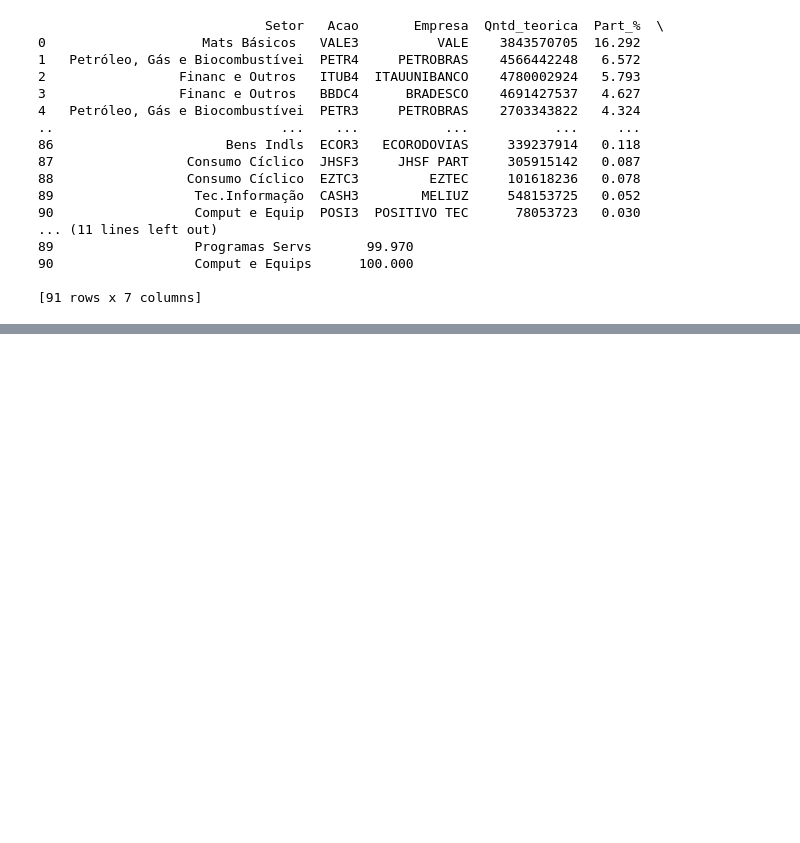
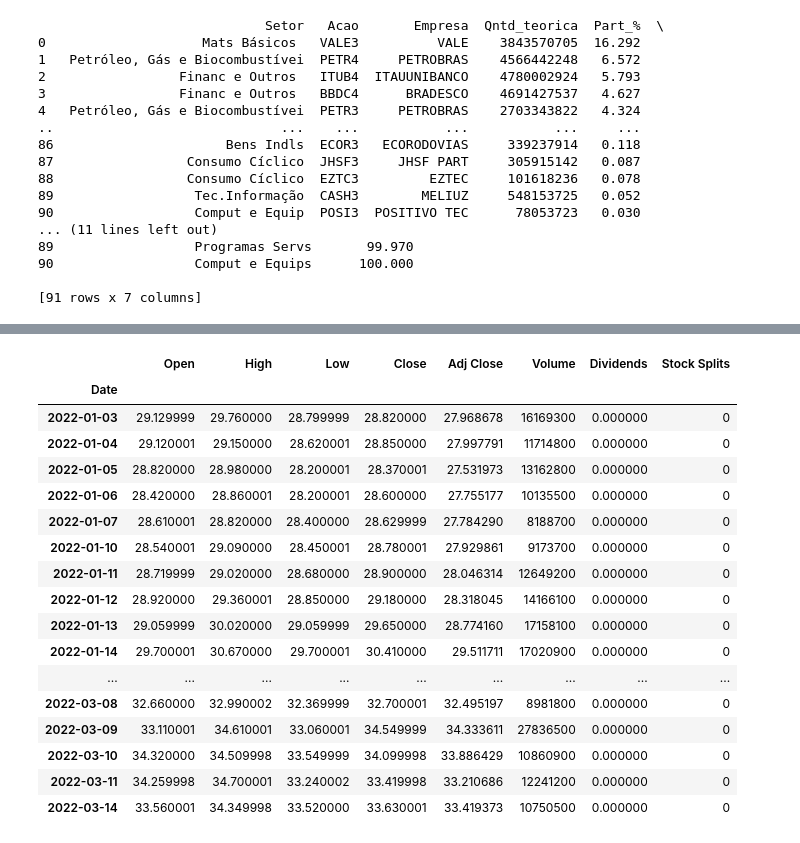
Before and after one commit to renan-lemes/model_webScraping, a Jupyter notebook: webScraping.ipynb, the cells around one changed output, grey strips where cells are left out. Drawn from its saved outputs; the diff is of its cells as text; code cells hidden in the pictures; blank space fills up the shorter version.

Commit message:
CHORES:testando puxar os dividendos

```diff
--- a/webScraping.ipynb
+++ b/webScraping.ipynb
@@ -110,0 +113,4 @@ print(df)
+# %%
+inicio = '2022-01-01'
+actio = yf.download('BBAS3.SA', start=inicio, actions=True)
+actio
@@ -110,0 +164,21 @@ print(df)
+# %%
+actio[actio.Close != actio['Adj Close']]
+# %% [output]
+|  | Open | High | Low | Close | Adj Close | Volume | Dividends | Stock Splits |
+| Date |  |  |  |  |  |  |  |  |
+| 2022-01-03 | 29.129999 | 29.760000 | 28.799999 | 28.820000 | 27.968678 | 16169300 | 0.000000 | 0 |
+| 2022-01-04 | 29.120001 | 29.150000 | 28.620001 | 28.850000 | 27.997791 | 11714800 | 0.000000 | 0 |
+| 2022-01-05 | 28.820000 | 28.980000 | 28.200001 | 28.370001 | 27.531973 | 13162800 | 0.000000 | 0 |
+| 2022-01-06 | 28.420000 | 28.860001 | 28.200001 | 28.600000 | 27.755177 | 10135500 | 0.000000 | 0 |
+| 2022-01-07 | 28.610001 | 28.820000 | 28.400000 | 28.629999 | 27.784290 | 8188700 | 0.000000 | 0 |
+| 2022-01-10 | 28.540001 | 29.090000 | 28.450001 | 28.780001 | 27.929861 | 9173700 | 0.000000 | 0 |
+| 2022-01-11 | 28.719999 | 29.020000 | 28.680000 | 28.900000 | 28.046314 | 12649200 | 0.000000 | 0 |
+| 2022-01-12 | 28.920000 | 29.360001 | 28.850000 | 29.180000 | 28.318045 | 14166100 | 0.000000 | 0 |
+| 2022-01-13 | 29.059999 | 30.020000 | 29.059999 | 29.650000 | 28.774160 | 17158100 | 0.000000 | 0 |
+| 2022-01-14 | 29.700001 | 30.670000 | 29.700001 | 30.410000 | 29.511711 | 17020900 | 0.000000 | 0 |
+| ... | ... | ... | ... | ... | ... | ... | ... | ... |
+| 2022-03-08 | 32.660000 | 32.990002 | 32.369999 | 32.700001 | 32.495197 | 8981800 | 0.000000 | 0 |
+| 2022-03-09 | 33.110001 | 34.610001 | 33.060001 | 34.549999 | 34.333611 | 27836500 | 0.000000 | 0 |
+| 2022-03-10 | 34.320000 | 34.509998 | 33.549999 | 34.099998 | 33.886429 | 10860900 | 0.000000 | 0 |
+| 2022-03-11 | 34.259998 | 34.700001 | 33.240002 | 33.419998 | 33.210686 | 12241200 | 0.000000 | 0 |
+| 2022-03-14 | 33.560001 | 34.349998 | 33.520000 | 33.630001 | 33.419373 | 10750500 | 0.000000 | 0 |
```
Also changed, not shown: parts of 7 cells of this notebook.
